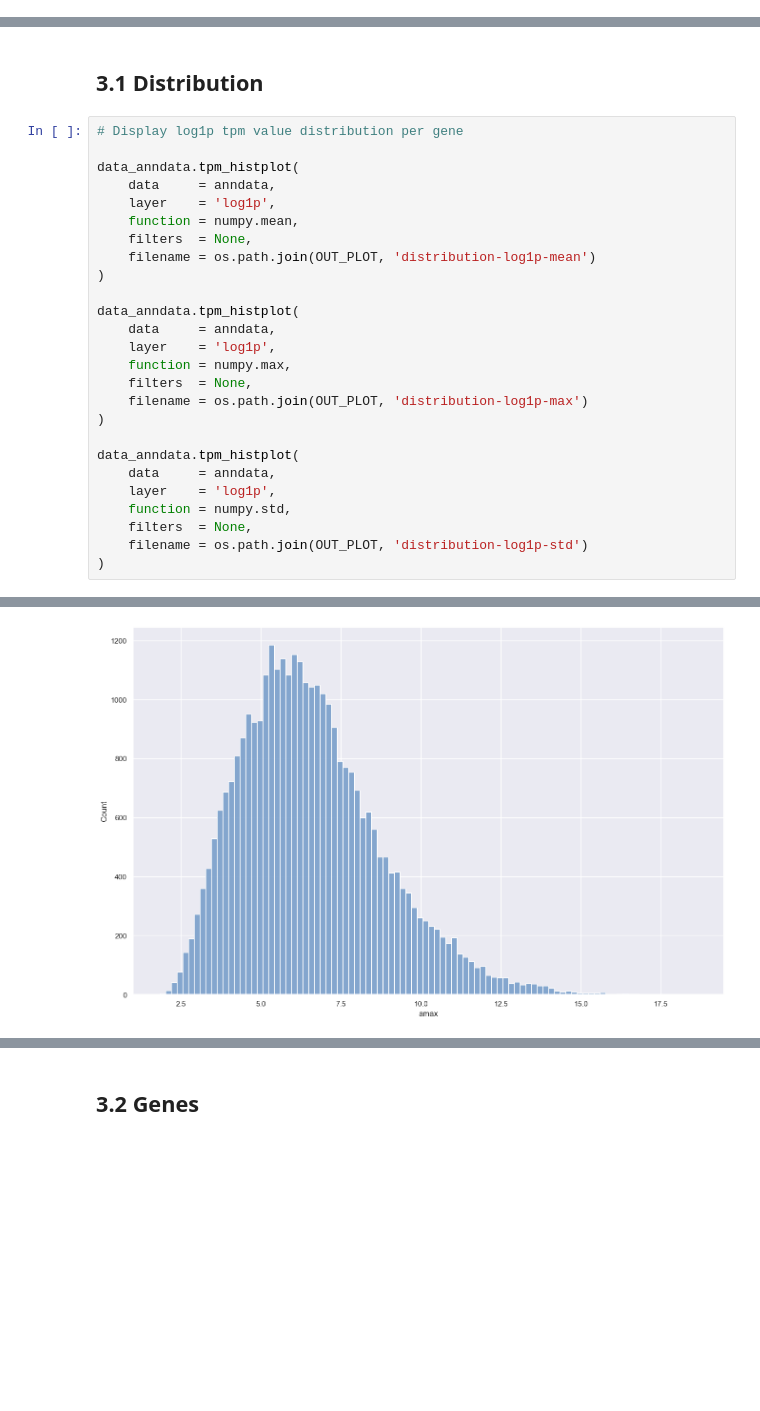
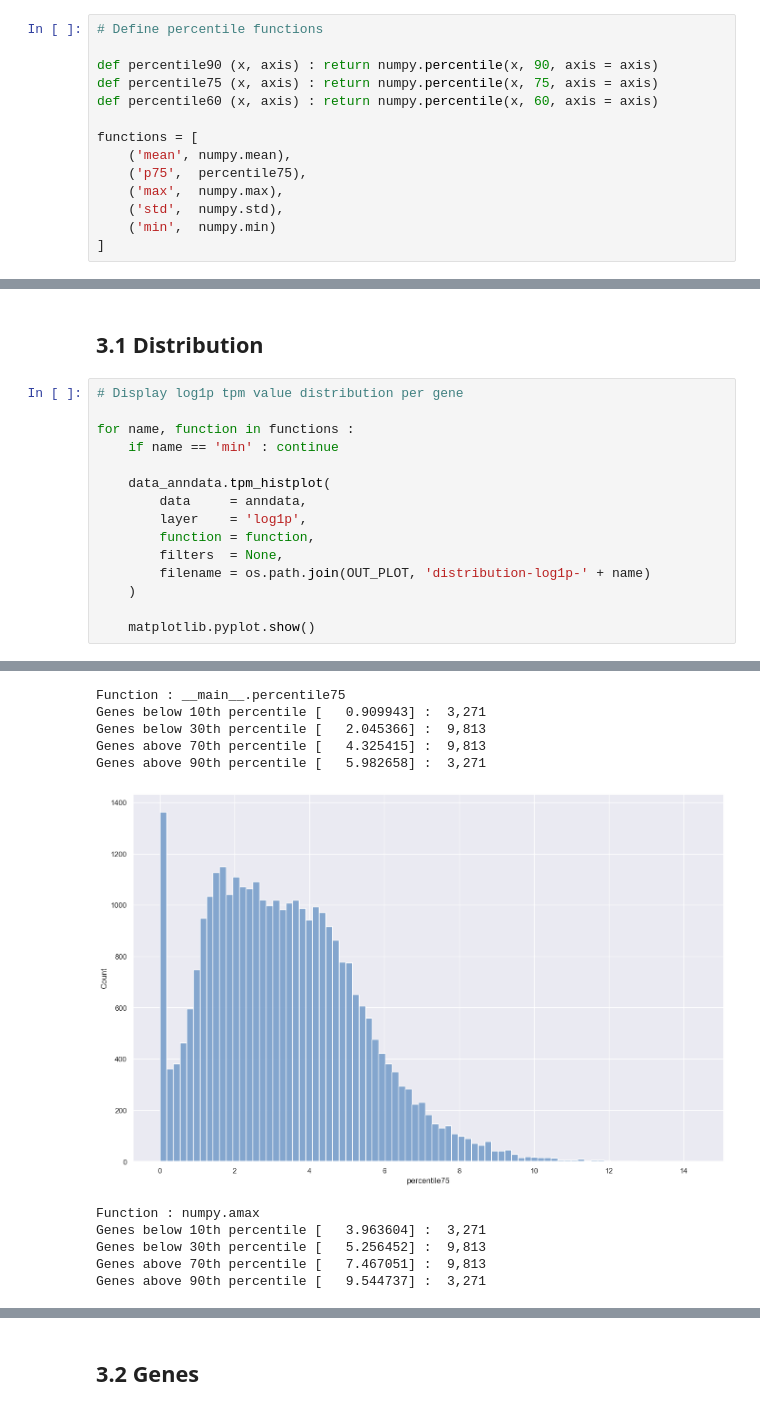
Before and after one commit to up4472/upolanc-thesis, a Jupyter notebook: notebook/nbp02-anndata.ipynb, the cells around one changed output, grey strips where cells are left out. Cells and saved outputs as stored; diff of their text form; blank space fills up the shorter version.

```diff
--- a/notebook/nbp02-anndata.ipynb
+++ b/notebook/nbp02-anndata.ipynb
@@ -84,0 +91,14 @@ mapping = {
+# %%
+# Define percentile functions
+
+def percentile90 (x, axis) : return numpy.percentile(x, 90, axis = axis)
+def percentile75 (x, axis) : return numpy.percentile(x, 75, axis = axis)
+def percentile60 (x, axis) : return numpy.percentile(x, 60, axis = axis)
+
+functions = [
+	('mean', numpy.mean),
+	('p75',  percentile75),
+	('max',  numpy.max),
+	('std',  numpy.std),
+	('min',  numpy.min)
+]
@@ -163,28 +191,17 @@ Total elements >  9.0 :     899,212 [  0.67 %]
 # %%
 # Display log1p tpm value distribution per gene
 
-data_anndata.tpm_histplot(
-	data     = anndata,
-	layer    = 'log1p',
-	function = numpy.mean,
-	filters  = None,
-	filename = os.path.join(OUT_PLOT, 'distribution-log1p-mean')
-)
+for name, function in functions :
+	if name == 'min' : continue
 
-data_anndata.tpm_histplot(
-	data     = anndata,
-	layer    = 'log1p',
-	function = numpy.max,
-	filters  = None,
-	filename = os.path.join(OUT_PLOT, 'distribution-log1p-max')
-)
+	data_anndata.tpm_histplot(
+		data     = anndata,
+		layer    = 'log1p',
+		function = function,
+		filters  = None,
+		filename = os.path.join(OUT_PLOT, 'distribution-log1p-' + name)
+	)
 
-data_anndata.tpm_histplot(
-	data     = anndata,
-	layer    = 'log1p',
-	function = numpy.std,
-	filters  = None,
-	filename = os.path.join(OUT_PLOT, 'distribution-log1p-std')
-)
+	matplotlib.pyplot.show()
 # %% [output]
 Function : numpy.mean
@@ -207,2 +212,12 @@ Genes above 90th percentile [   1.679164] :  3,271
 [figure]
+Function : __main__.percentile75
+Genes below 10th percentile [   0.909943] :  3,271
+Genes below 30th percentile [   2.045366] :  9,813
+Genes above 70th percentile [   4.325415] :  9,813
+Genes above 90th percentile [   5.982658] :  3,271
-[figure, old version]
+[figure, new version]
+Function : numpy.amax
+Genes below 10th percentile [   3.963604] :  3,271
+Genes below 30th percentile [   5.256452] :  9,813
+Genes above 70th percentile [   7.467051] :  9,813
+Genes above 90th percentile [   9.544737] :  3,271
```
Also changed, not shown: parts of 29 cells of this notebook, 18 other files.
